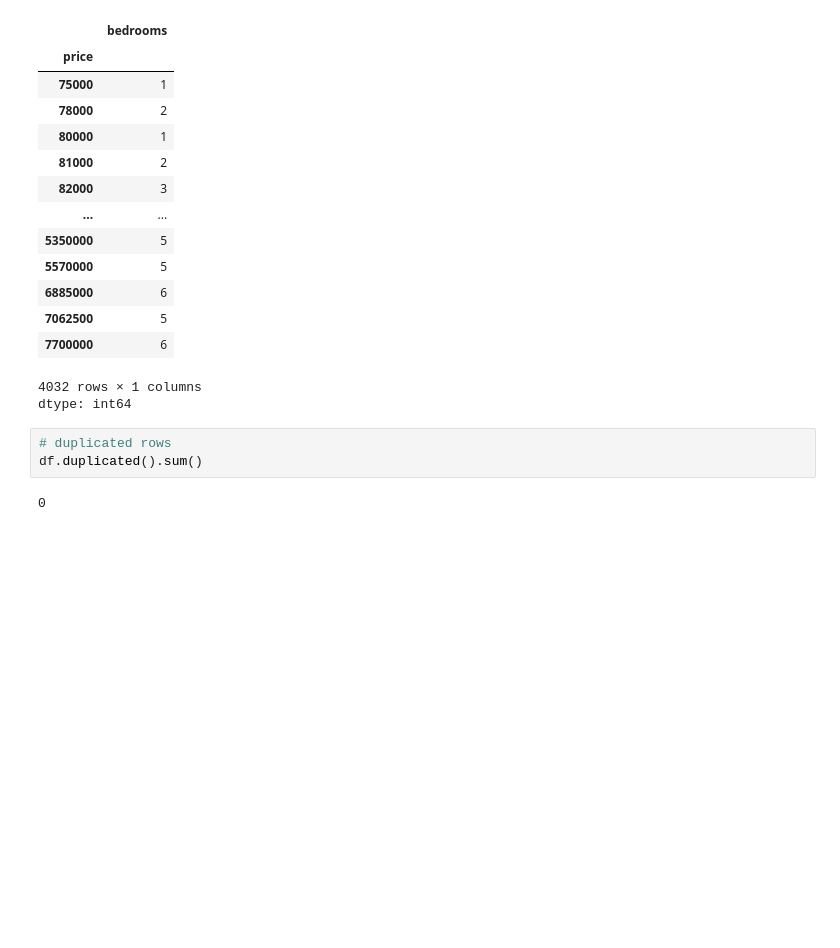
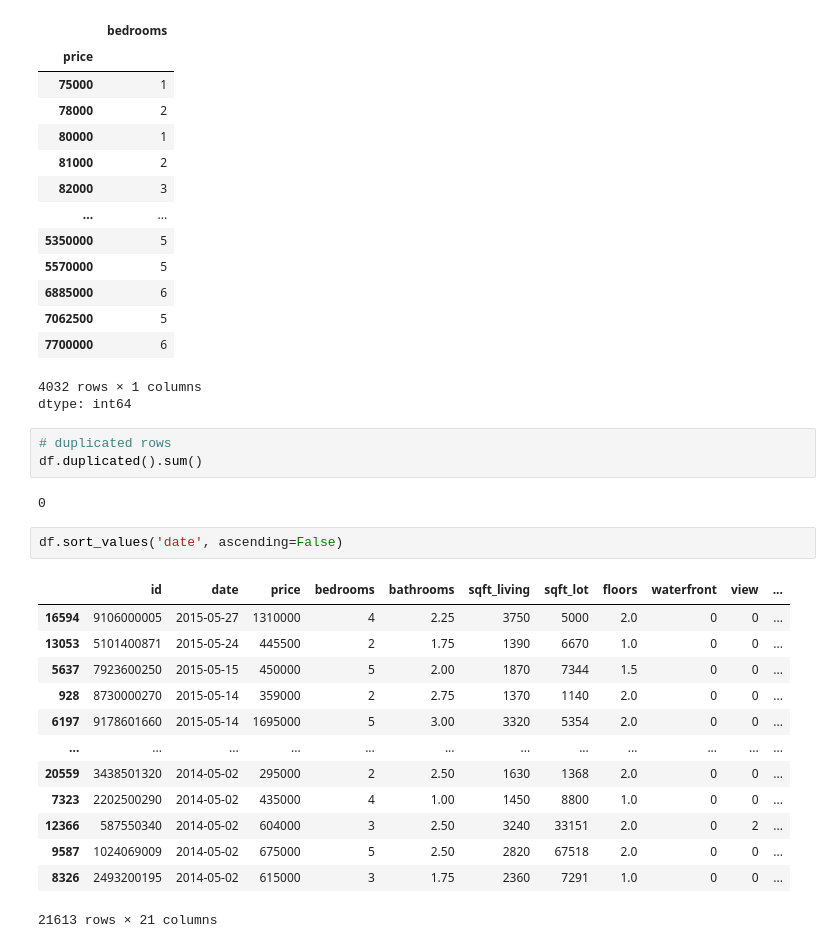
Before and after one commit to quantumhome/DataAnalysisCaseStudy, a Jupyter notebook: Pandas_quiz_solution.ipynb, the cells around one changed output. Cells and saved outputs as stored; diff of their text form; blank space fills up the shorter version.

```diff
--- a/Pandas_quiz_solution.ipynb
+++ b/Pandas_quiz_solution.ipynb
@@ -123,3 +123,19 @@ dtype: int64
 df.duplicated().sum()
 # %% [output]
 0
+# %%
+df.sort_values('date', ascending=False)
+# %% [output]
+|  | id | date | price | bedrooms | bathrooms | sqft_living | sqft_lot | floors | waterfront | view | ... |
+| 16594 | 9106000005 | 2015-05-27 | 1310000 | 4 | 2.25 | 3750 | 5000 | 2.0 | 0 | 0 | ... |
+| 13053 | 5101400871 | 2015-05-24 | 445500 | 2 | 1.75 | 1390 | 6670 | 1.0 | 0 | 0 | ... |
+| 5637 | 7923600250 | 2015-05-15 | 450000 | 5 | 2.00 | 1870 | 7344 | 1.5 | 0 | 0 | ... |
+| 928 | 8730000270 | 2015-05-14 | 359000 | 2 | 2.75 | 1370 | 1140 | 2.0 | 0 | 0 | ... |
+| 6197 | 9178601660 | 2015-05-14 | 1695000 | 5 | 3.00 | 3320 | 5354 | 2.0 | 0 | 0 | ... |
+| ... | ... | ... | ... | ... | ... | ... | ... | ... | ... | ... | ... |
+| 20559 | 3438501320 | 2014-05-02 | 295000 | 2 | 2.50 | 1630 | 1368 | 2.0 | 0 | 0 | ... |
+| 7323 | 2202500290 | 2014-05-02 | 435000 | 4 | 1.00 | 1450 | 8800 | 1.0 | 0 | 0 | ... |
+| 12366 | 587550340 | 2014-05-02 | 604000 | 3 | 2.50 | 3240 | 33151 | 2.0 | 0 | 2 | ... |
+| 9587 | 1024069009 | 2014-05-02 | 675000 | 5 | 2.50 | 2820 | 67518 | 2.0 | 0 | 0 | ... |
+| 8326 | 2493200195 | 2014-05-02 | 615000 | 3 | 1.75 | 2360 | 7291 | 1.0 | 0 | 0 | ... |
+21613 rows × 21 columns
```
